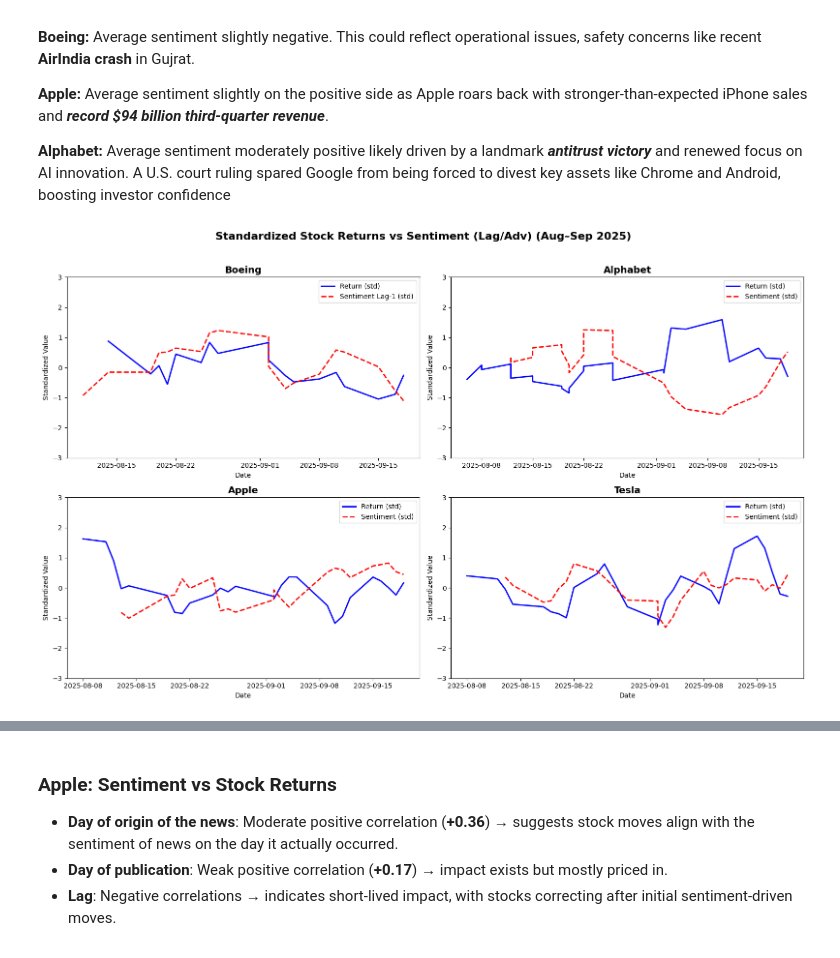
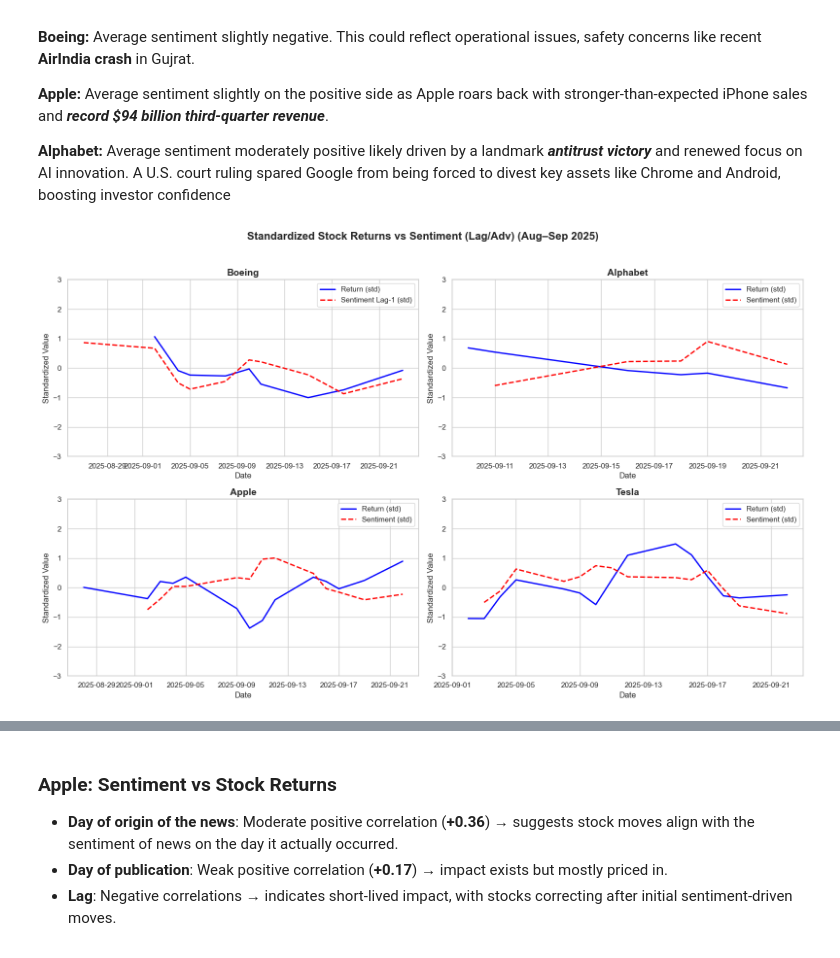
Before and after one commit to vasudevpatel01/Sentiment_analysis, a Jupyter notebook: notebook/sentiment_analysis.ipynb, the cells around one changed output, grey strips where cells are left out. Saved outputs shown, nothing was run; the diff lists cells and outputs as text; code cells hidden in the pictures.

```diff
--- a/notebook/sentiment_analysis.ipynb
+++ b/notebook/sentiment_analysis.ipynb
@@ -179,21 +116,21 @@ apple_daily_sentiment
 apple_merged_df = pd.merge(apple_daily_sentiment,apple_stocks_df,left_on='date',right_on='Date',how= 'inner')
 apple_merged_df['return'] = apple_merged_df['Close'].pct_change()
 apple_merged_df['Sentiment_Lag1'] = apple_merged_df['overall_sentiment'].shift(1)
-apple_merged_df['Sentiment_Lag2'] = apple_merged_df['overall_sentiment'].shift(4)
+apple_merged_df['Sentiment_Lag2'] = apple_merged_df['overall_sentiment'].shift(2)
 apple_merged_df['Sentiment_Adv1'] = apple_merged_df['overall_sentiment'].shift(-1)
 
 
 tesla_merged_df = pd.merge(tesla_daily_sentiment,tesla_stocks_df,left_on='date',right_on='Date',how= 'inner')
 tesla_merged_df['return'] = tesla_merged_df['Close'].pct_change()
 tesla_merged_df['Sentiment_Lag1'] = tesla_merged_df['overall_sentiment'].shift(1)
-tesla_merged_df['Sentiment_Lag2'] = tesla_merged_df['overall_sentiment'].shift(4)
+tesla_merged_df['Sentiment_Lag2'] = tesla_merged_df['overall_sentiment'].shift(2)
 tesla_merged_df['Sentiment_Adv1'] = tesla_merged_df['overall_sentiment'].shift(-1)
 
 
 boeing_merged_df = pd.merge(boeing_daily_sentiment,boeing_stocks_df,left_on='date',right_on='Date',how= 'inner')
 boeing_merged_df['return'] = boeing_merged_df['Close'].pct_change()
 boeing_merged_df['Sentiment_Lag1'] = boeing_merged_df['overall_sentiment'].shift(1)
-boeing_merged_df['Sentiment_Lag2'] = boeing_merged_df['overall_sentiment'].shift(4)
+boeing_merged_df['Sentiment_Lag2'] = boeing_merged_df['overall_sentiment'].shift(2)
 boeing_merged_df['Sentiment_Adv1'] = boeing_merged_df['overall_sentiment'].shift(-1)
 
 
@@ -201,5 +138,5 @@ boeing_merged_df['Sentiment_Adv1'] = boeing_merged_df['overall_sentiment'].shift
 alphabet_merged_df = pd.merge(alphabet_daily_sentiment,alphabet_stocks_df,left_on='date',right_on='Date',how= 'inner')
 alphabet_merged_df['return'] = alphabet_merged_df['Close'].pct_change()
 alphabet_merged_df['Sentiment_Lag1'] = alphabet_merged_df['overall_sentiment'].shift(1)
-alphabet_merged_df['Sentiment_Lag2'] = alphabet_merged_df['overall_sentiment'].shift(4)
+alphabet_merged_df['Sentiment_Lag2'] = alphabet_merged_df['overall_sentiment'].shift(2)
 alphabet_merged_df['Sentiment_Adv1'] = alphabet_merged_df['overall_sentiment'].shift(-1)
@@ -228,10 +145,10 @@ import matplotlib.pyplot as plt
 
 # Dictionary with company DataFrames
 company_dfs = {
-    "Boeing": boeing_merged_df,
-    "Alphabet": alphabet_merged_df,
-    "Apple": apple_merged_df,
-    "Tesla": tesla_merged_df
+    "Boeing": boeing_daily_sentiment,
+    "Alphabet": alphabet_daily_sentiment,
+    "Apple": apple_daily_sentiment,
+    "Tesla": tesla_daily_sentiment
 }
 
 plt.figure(figsize=(12, 8))
@@ -250,0 +168,10 @@ plt.show()
+# %%
+average_sentiments = {}
+
+for company, df in company_dfs.items():
+    average_sentiments[company] = df['overall_sentiment'].mean()
+
+
+# Display results
+for company, avg in average_sentiments.items():
+    print(f"{company} Average Sentiment: {avg:.3f}")
@@ -262,6 +194,12 @@ plt.show()
 import matplotlib.pyplot as plt
 from sklearn.preprocessing import StandardScaler
 
+entity_dfs = {
+    "Boeing": boeing_merged_df,
+    "Alphabet": alphabet_merged_df,
+    "Apple": apple_merged_df,
+    "Tesla": tesla_merged_df
+}
 
 fig, axes = plt.subplots(2, 2, figsize=(16,10))
 fig.suptitle("Standardized Stock Returns vs Sentiment (Lag/Adv) (Aug–Sep 2025)",
@@ -269,47 +207,44 @@ fig.suptitle("Standardized Stock Returns vs Sentiment (Lag/Adv) (Aug–Sep 2025)
 
 scaler = StandardScaler()
 
-for ax, (company, df) in zip(axes.flatten(), company_dfs.items()):
+for ax, (company, df) in zip(axes.flatten(), entity_dfs.items()):
     df_std = df.copy()
 
     # Pick correct sentiment column
-    if company == "Apple" or company == "Alphabet":
-        sentiment_col = "Sentiment_Adv1"
-        sentiment_label = "Sentiment Adv-1 (std)"
     if company == "Boeing":
         sentiment_col = "overall_sentiment"
         sentiment_label = "Sentiment Lag-1 (std)"
     else:
         sentiment_col = "Sentiment_Lag2"
         sentiment_label = "Sentiment (std)"
 
     # Standardize return + chosen sentiment column
     df_std[['return', sentiment_col]] = scaler.fit_transform(
         df_std[['return', sentiment_col]]
     )
 
     # Apply rolling average (3-day smoothing)
     df_std['return_smooth'] = df_std['return'].rolling(3).mean()
     df_std['sentiment_smooth'] = df_std[sentiment_col].rolling(3).mean()
 
     # Plot return
     ax.plot(df_std['date'], df_std['return_smooth'],
             label="Return (std)", color="blue", linewidth=2, linestyle="-")
 
     # Plot sentiment
     ax.plot(df_std['date'], df_std['sentiment_smooth'],
             label=sentiment_label, color="red", linewidth=2, linestyle="--")
 
     ax.set_title(company, fontsize=14, fontweight="bold")
     ax.set_xlabel("Date")
     ax.set_ylabel("Standardized Value")
     ax.set_ylim(-3, 3)  # keep scale consistent
     ax.legend()
 
 plt.tight_layout(rect=[0, 0, 1, 0.96])
 plt.show()
 # %% [output]
-[figure, old version]
+[figure, new version]
 # %%
 import matplotlib.pyplot as plt
 import seaborn as sns
```
Also changed, not shown: parts of 24 cells of this notebook, 1 other file.
